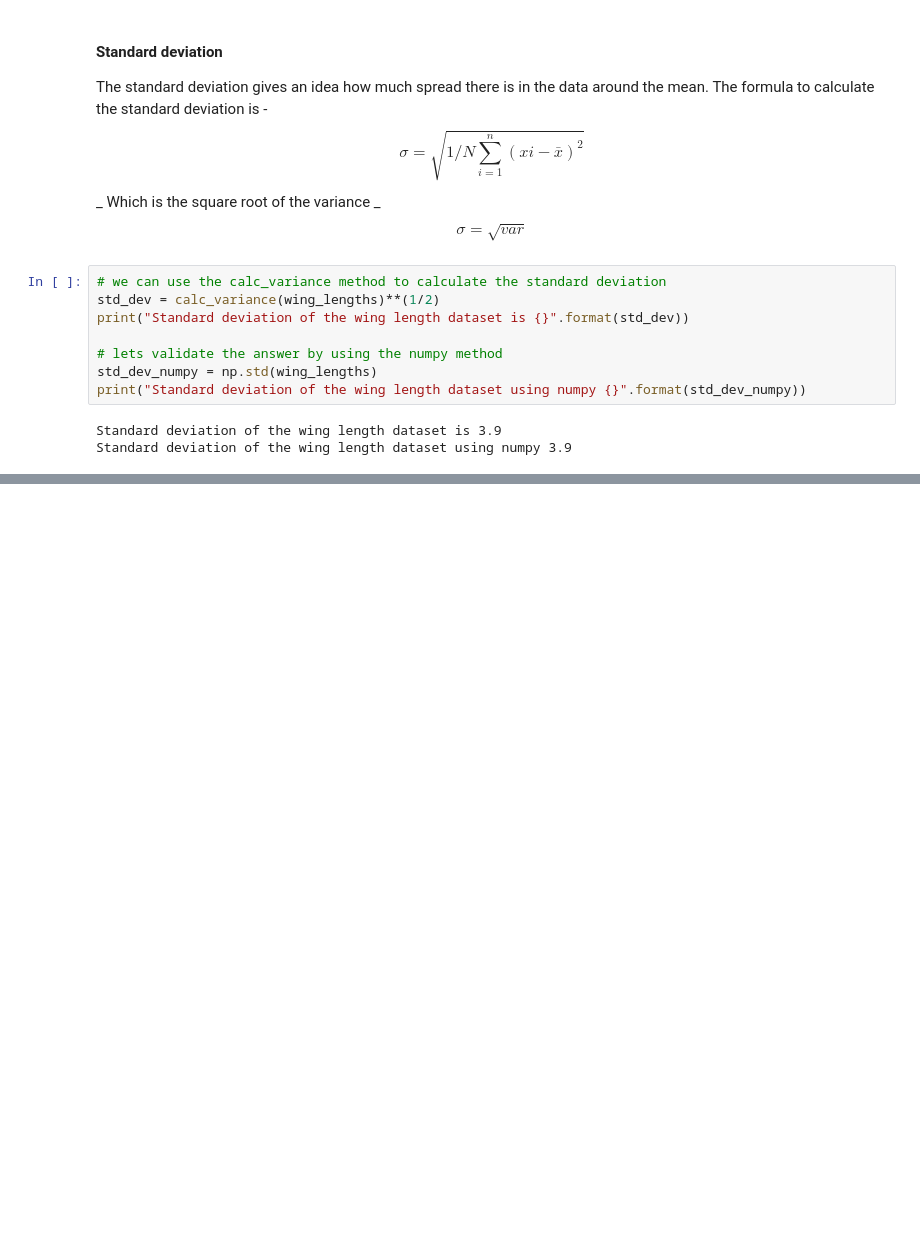
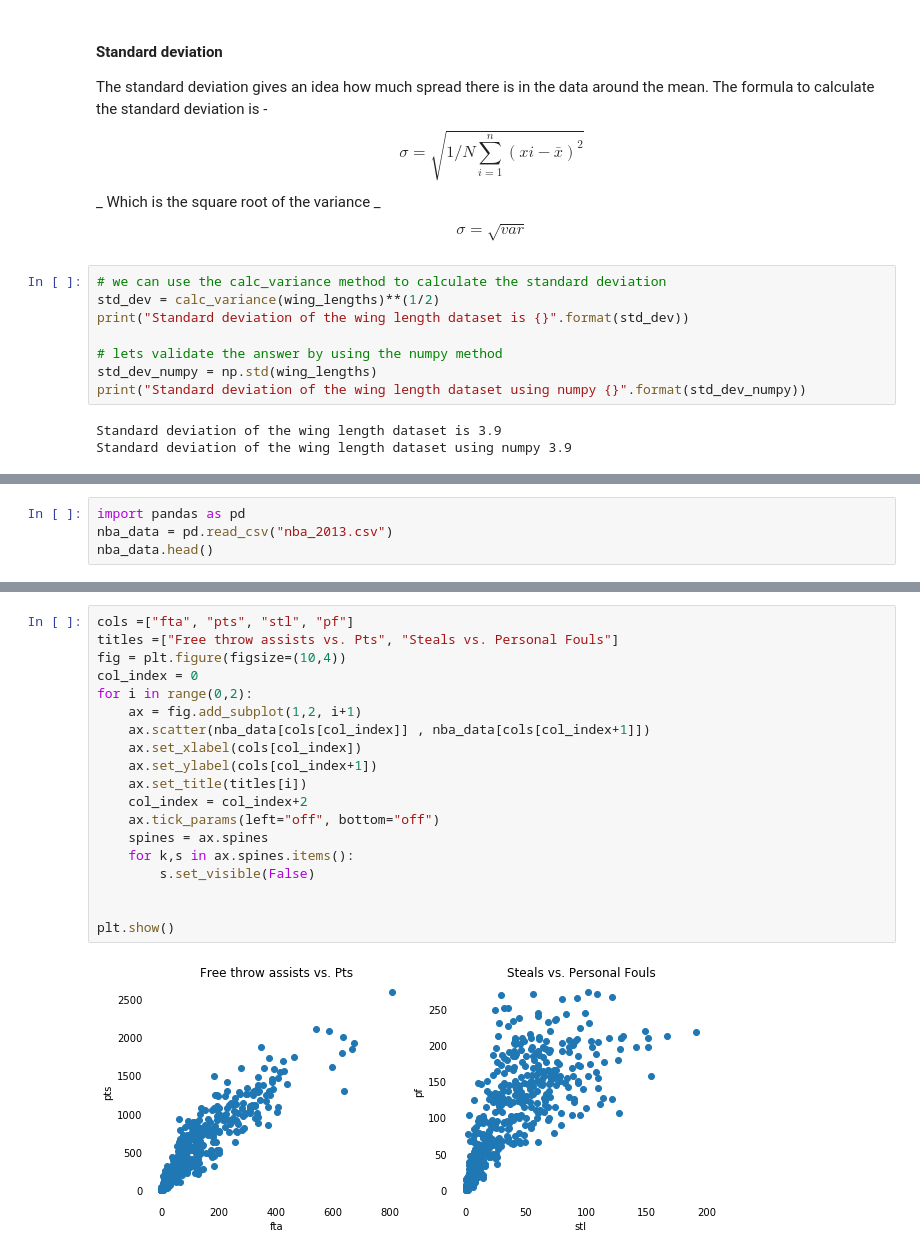
Before and after one commit to jkoyan/datascience_reference, a Jupyter notebook: statistics/univariate_and_bivariate_statistics.ipynb, the cells around one changed output, grey strips where cells are left out. Saved outputs shown, nothing was run; the diff lists cells and outputs as text; blank space fills up the shorter version.

```diff
--- a/statistics/univariate_and_bivariate_statistics.ipynb
+++ b/statistics/univariate_and_bivariate_statistics.ipynb
@@ -110,0 +147,4 @@ Standard deviation of the wing length dataset using numpy 3.9
+# %%
+import pandas as pd
+nba_data = pd.read_csv("nba_2013.csv")
+nba_data.head()
@@ -110,0 +175,21 @@ Standard deviation of the wing length dataset using numpy 3.9
+# %%
+cols =["fta", "pts", "stl", "pf"]
+titles =["Free throw assists vs. Pts", "Steals vs. Personal Fouls"]
+fig = plt.figure(figsize=(10,4))
+col_index = 0
+for i in range(0,2):
+    ax = fig.add_subplot(1,2, i+1)
+    ax.scatter(nba_data[cols[col_index]] , nba_data[cols[col_index+1]])
+    ax.set_xlabel(cols[col_index])
+    ax.set_ylabel(cols[col_index+1])
+    ax.set_title(titles[i])
+    col_index = col_index+2
+    ax.tick_params(left="off", bottom="off")
+    spines = ax.spines
+    for k,s in ax.spines.items():
+        s.set_visible(False)
+
+
+plt.show()
+# %% [output]
+[figure, added]
```
Also changed, not shown: parts of 8 cells of this notebook, 1 other file.
